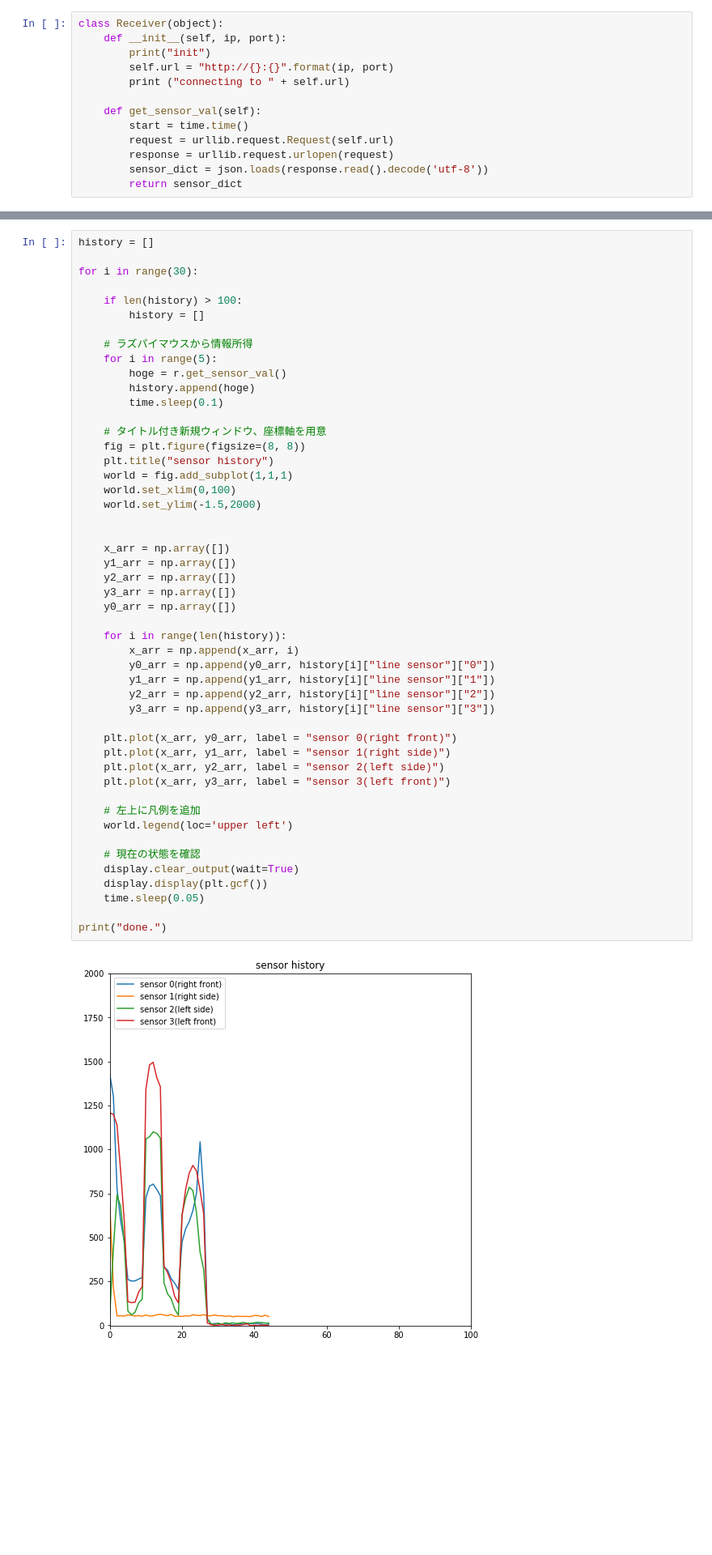
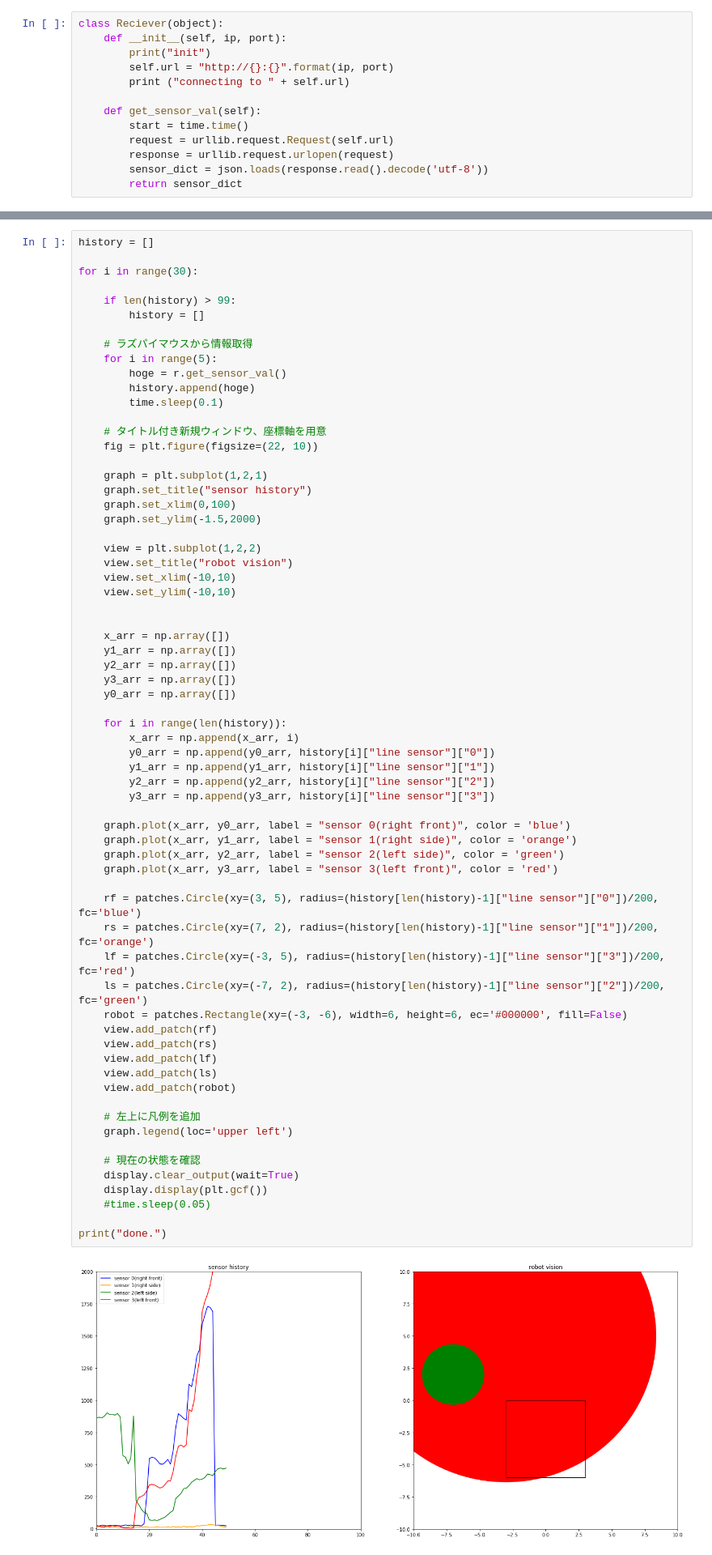
Before and after one commit to Tiryoh/raspimouse_jupyternotebook, a Jupyter notebook: sensor_monitor.ipynb, the cells around one changed output, grey strips where cells are left out. Shown: that part at 81% size. Saved outputs shown, nothing was run; the diff lists cells and outputs as text; blank space fills up the shorter version.

```diff
--- a/sensor_monitor.ipynb
+++ b/sensor_monitor.ipynb
@@ -36,7 +37,7 @@ from pprint import pprint
 
 受信用のクラス(Receiver)を作成します。ラズパイマウスとTCP通信を行います。
 # %%
-class Receiver(object):
+class Reciever(object):
     def __init__(self, ip, port):
         print("init")
         self.url = "http://{}:{}".format(ip, port)
@@ -112,50 +113,67 @@ history = []
 
 for i in range(30):
 
-    if len(history) > 100:
+    if len(history) > 99:
         history = []
 
-    # ラズパイマウスから情報所得
+    # ラズパイマウスから情報取得
     for i in range(5):
         hoge = r.get_sensor_val()
         history.append(hoge)
         time.sleep(0.1)
 
     # タイトル付き新規ウィンドウ、座標軸を用意
-    fig = plt.figure(figsize=(8, 8))
-    plt.title("sensor history")
-    world = fig.add_subplot(1,1,1)
-    world.set_xlim(0,100)
-    world.set_ylim(-1.5,2000)
+    fig = plt.figure(figsize=(22, 10))
+
+    graph = plt.subplot(1,2,1)
+    graph.set_title("sensor history")
+    graph.set_xlim(0,100)
+    graph.set_ylim(-1.5,2000)
+
+    view = plt.subplot(1,2,2)
+    view.set_title("robot vision")
+    view.set_xlim(-10,10)
+    view.set_ylim(-10,10)
 
 
     x_arr = np.array([])
     y1_arr = np.array([])
     y2_arr = np.array([])
     y3_arr = np.array([])
     y0_arr = np.array([])
 
     for i in range(len(history)):
         x_arr = np.append(x_arr, i)
         y0_arr = np.append(y0_arr, history[i]["line sensor"]["0"])
         y1_arr = np.append(y1_arr, history[i]["line sensor"]["1"])
         y2_arr = np.append(y2_arr, history[i]["line sensor"]["2"])
         y3_arr = np.append(y3_arr, history[i]["line sensor"]["3"])
 
-    plt.plot(x_arr, y0_arr, label = "sensor 0(right front)")
-    plt.plot(x_arr, y1_arr, label = "sensor 1(right side)")
-    plt.plot(x_arr, y2_arr, label = "sensor 2(left side)")
-    plt.plot(x_arr, y3_arr, label = "sensor 3(left front)")
+    graph.plot(x_arr, y0_arr, label = "sensor 0(right front)", color = 'blue')
+    graph.plot(x_arr, y1_arr, label = "sensor 1(right side)", color = 'orange')
+    graph.plot(x_arr, y2_arr, label = "sensor 2(left side)", color = 'green')
+    graph.plot(x_arr, y3_arr, label = "sensor 3(left front)", color = 'red')
+
+    rf = patches.Circle(xy=(3, 5), radius=(history[len(history)-1]["line sensor"]["0"])/200, fc='blue')
+    rs = patches.Circle(xy=(7, 2), radius=(history[len(history)-1]["line sensor"]["1"])/200, fc='orange')
+    lf = patches.Circle(xy=(-3, 5), radius=(history[len(history)-1]["line sensor"]["3"])/200, fc='red')
+    ls = patches.Circle(xy=(-7, 2), radius=(history[len(history)-1]["line sensor"]["2"])/200, fc='green')
+    robot = patches.Rectangle(xy=(-3, -6), width=6, height=6, ec='#000000', fill=False)
+    view.add_patch(rf)
+    view.add_patch(rs)
+    view.add_patch(lf)
+    view.add_patch(ls)
+    view.add_patch(robot)
 
     # 左上に凡例を追加
-    world.legend(loc='upper left')
+    graph.legend(loc='upper left')
 
     # 現在の状態を確認
     display.clear_output(wait=True)
     display.display(plt.gcf())
-    time.sleep(0.05)
+    #time.sleep(0.05)
 
 print("done.")
 # %% [output]
-[figure, old version]
+[figure, new version]
 done.
```
Also changed, not shown: parts of 4 cells of this notebook.
